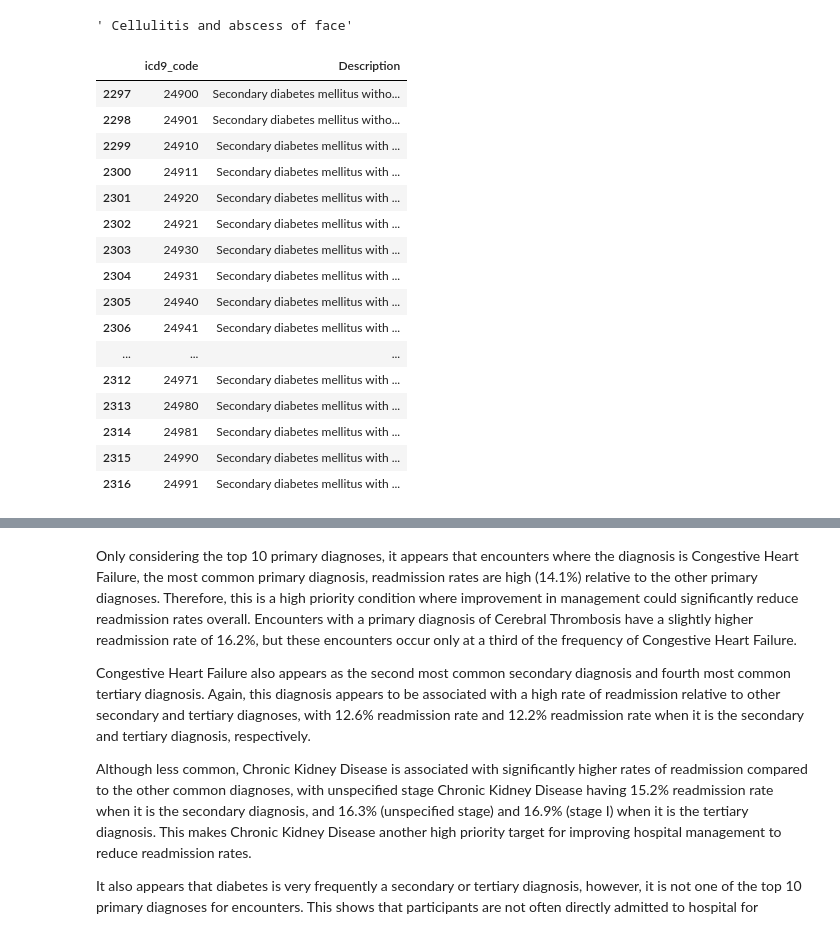
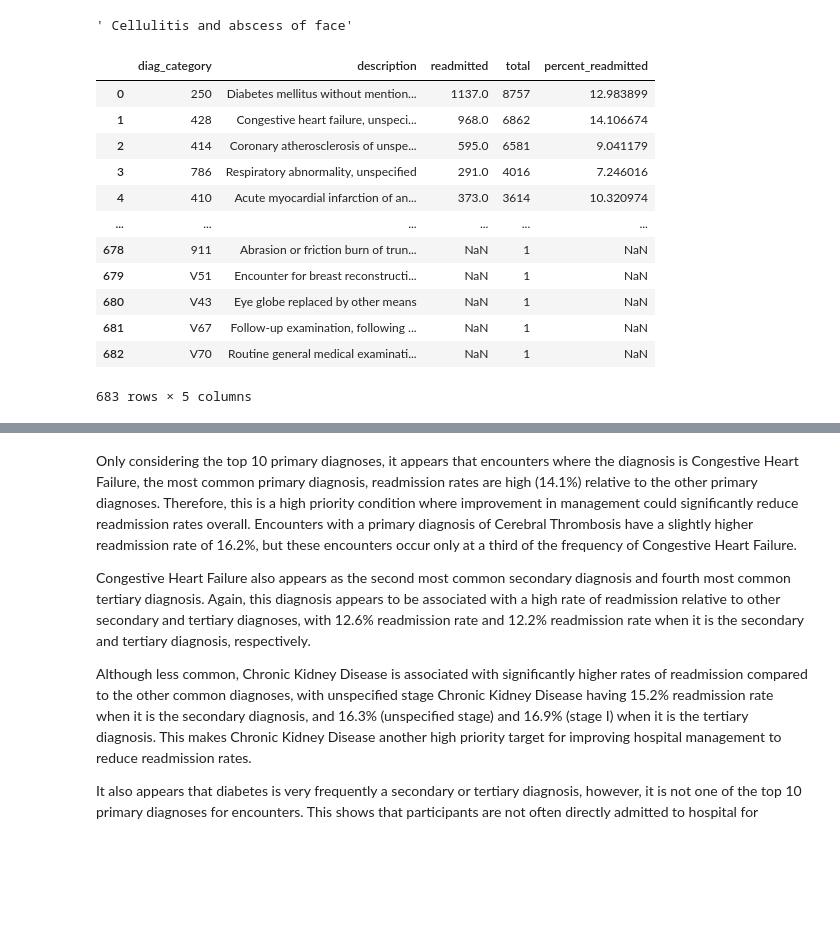
Before and after one commit to JamesSchonknecht/diabetes_project, a Jupyter notebook: scripts/2_Readmission_Analysis.ipynb, the cells around one changed output, grey strips where cells are left out. Cells and saved outputs as stored; diff of their text form; code cells hidden in the pictures; blank space fills up the shorter version.

```diff
--- a/scripts/2_Readmission_Analysis.ipynb
+++ b/scripts/2_Readmission_Analysis.ipynb
@@ -1167,32 +1176,3 @@ def icd9_lookup(icd9_df, code):
 icd9_lookup(icd9_df, code='682')
 # %% [output]
 ' Cellulitis and abscess of face'
-# %%
-# Creating function to find diagnosis from first three digits of ICD9 code
-def icd9_lookup(icd9_df, code):
-    code = code.replace('.', '')
-    filtered_icd9_df = icd9_df[icd9_df['icd9_code'].str.startswith(code)]
-
-    # Selecting first matching diagnosis (lowest index row)
-    diagnosis = filtered_icd9_df
-    return diagnosis
-
-icd9_lookup(icd9_df, code='249')
-# %% [output]
-|  | icd9_code | Description |
-| 2297 | 24900 | Secondary diabetes mellitus witho... |
-| 2298 | 24901 | Secondary diabetes mellitus witho... |
-| 2299 | 24910 | Secondary diabetes mellitus with ... |
-| 2300 | 24911 | Secondary diabetes mellitus with ... |
-| 2301 | 24920 | Secondary diabetes mellitus with ... |
-| 2302 | 24921 | Secondary diabetes mellitus with ... |
-| 2303 | 24930 | Secondary diabetes mellitus with ... |
-| 2304 | 24931 | Secondary diabetes mellitus with ... |
-| 2305 | 24940 | Secondary diabetes mellitus with ... |
-| 2306 | 24941 | Secondary diabetes mellitus with ... |
-| ... | ... | ... |
-| 2312 | 24971 | Secondary diabetes mellitus with ... |
-| 2313 | 24980 | Secondary diabetes mellitus with ... |
-| 2314 | 24981 | Secondary diabetes mellitus with ... |
-| 2315 | 24990 | Secondary diabetes mellitus with ... |
-| 2316 | 24991 | Secondary diabetes mellitus with ... |
@@ -1263,0 +1179,40 @@ def plot_diag(col, plt_title, diabetic_df_clean=diabetic_df_clean):
+# %%
+# Function for grouping diagnoses by first three digits, getting description, total count, and readmitted count
+def get_diagnosis_cat_counts(col, df=diabetic_df_clean):
+
+    # Get dataframe with first three digits of diagnosis code and if readmission occurred within 30 days
+    diag_cat_df = df[[f'{col}', 'readmitted_binary']].copy()
+    diag_cat_df['diag_category'] = diag_cat_df[f'{col}'].str[:3]
+
+    # Find total counts of each diagnostic category in original dataframe
+    tot_counts = diag_cat_df.groupby('diag_category').size().rename('total')
+
+    # Find number of readmissions within 30 days for each diagnostic category
+    readmission_counts = diag_cat_df[diag_cat_df['readmitted_binary'] == 1].groupby('diag_category').size().rename('readmitted')
+
+    # Summary dataframe
+    col_summary = pd.concat([readmission_counts, tot_counts], axis=1).sort_values(by='total', ascending=False)
+    col_summary['percent_readmitted'] = 100 * col_summary['readmitted'] / col_summary['total']
+    col_summary = col_summary.reset_index()
+
+    # Adding diagnosis description column
+    col_summary['description'] = col_summary['diag_category'].apply(lambda c: icd9_lookup(icd9_df, c))
+    col_summary = col_summary[['diag_category', 'description', 'readmitted', 'total', 'percent_readmitted']]
+
+    return col_summary
+
+get_diagnosis_cat_counts('diag_1')
+# %% [output]
+|  | diag_category | description | readmitted | total | percent_readmitted |
+| 0 | 250 | Diabetes mellitus without mention... | 1137.0 | 8757 | 12.983899 |
+| 1 | 428 | Congestive heart failure, unspeci... | 968.0 | 6862 | 14.106674 |
+| 2 | 414 | Coronary atherosclerosis of unspe... | 595.0 | 6581 | 9.041179 |
+| 3 | 786 | Respiratory abnormality, unspecified | 291.0 | 4016 | 7.246016 |
+| 4 | 410 | Acute myocardial infarction of an... | 373.0 | 3614 | 10.320974 |
+| ... | ... | ... | ... | ... | ... |
+| 678 | 911 | Abrasion or friction burn of trun... | NaN | 1 | NaN |
+| 679 | V51 | Encounter for breast reconstructi... | NaN | 1 | NaN |
+| 680 | V43 | Eye globe replaced by other means | NaN | 1 | NaN |
+| 681 | V67 | Follow-up examination, following ... | NaN | 1 | NaN |
+| 682 | V70 | Routine general medical examinati... | NaN | 1 | NaN |
+683 rows × 5 columns
```
Also changed, not shown: parts of 4 cells of this notebook.
